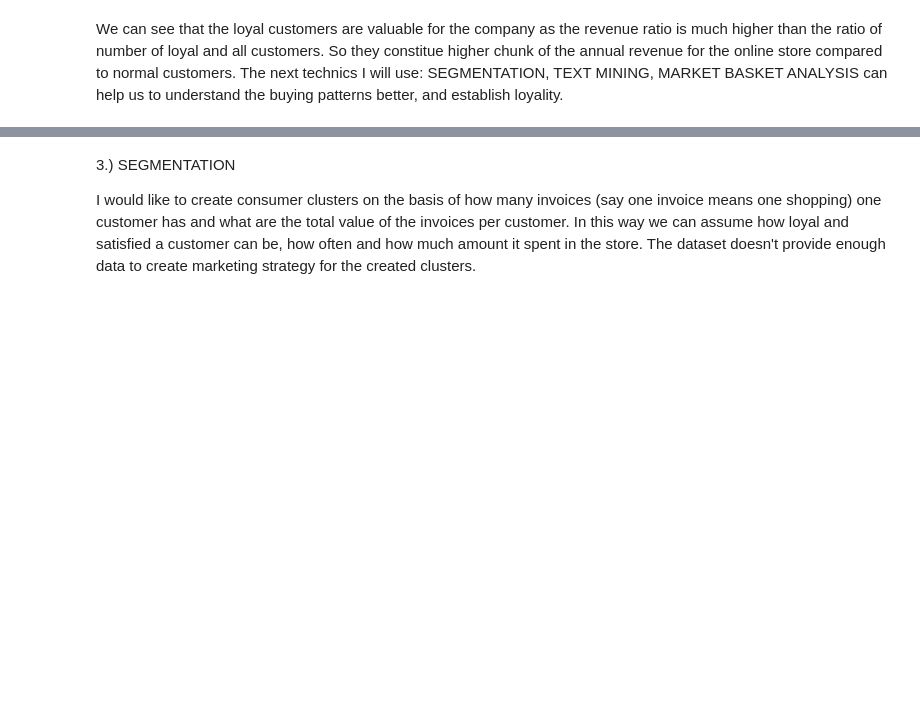
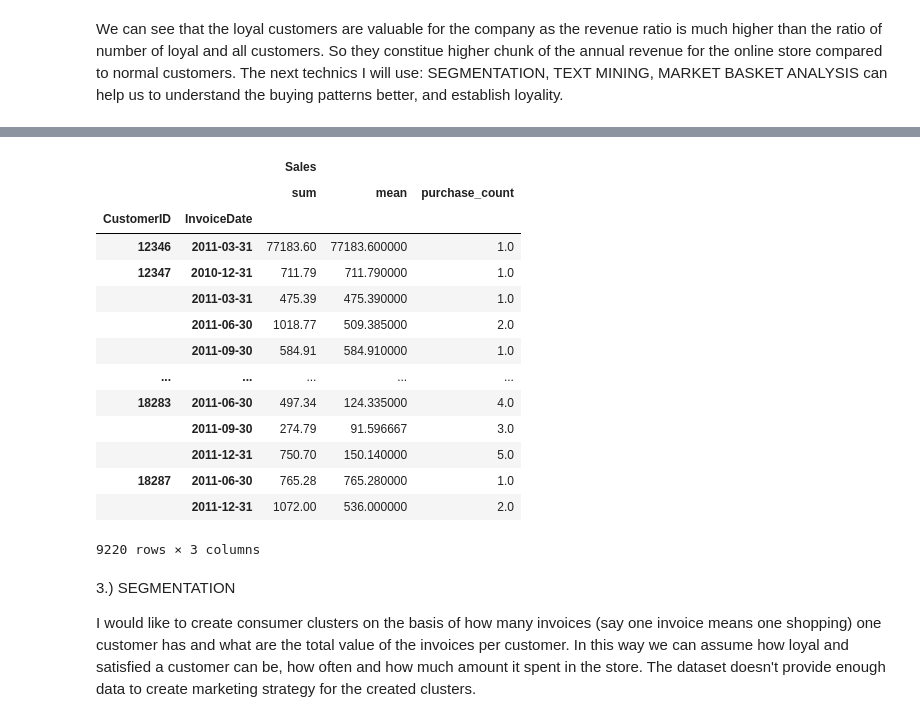
Before and after one commit to vbanai/ML-Technics-in-Retail, a Jupyter notebook: Comprehensive_ecommerce_analysis.ipynb, the cells around one changed output, grey strips where cells are left out. Drawn from its saved outputs; the diff is of its cells as text; code cells hidden in the pictures; blank space fills up the shorter version.

```diff
--- a/Comprehensive_ecommerce_analysis.ipynb
+++ b/Comprehensive_ecommerce_analysis.ipynb
@@ -677,3 +724,26 @@ We can see that the loyal customers are valuable for the company as the revenue
+# %%
+# Summary quarterly
+quarter="3M"
+data_df=orders_df.reset_index().groupby(['CustomerID', pd.Grouper(key='InvoiceDate', freq=quarter)]).agg({
+	'Sales':[sum, mean, purchase_count]})
+# %%
+data_df
+# %% [output]
+|  |  | Sales |  |  |
+|  |  | sum | mean | purchase_count |
+| CustomerID | InvoiceDate |  |  |  |
+| 12346 | 2011-03-31 | 77183.60 | 77183.600000 | 1.0 |
+| 12347 | 2010-12-31 | 711.79 | 711.790000 | 1.0 |
+|  | 2011-03-31 | 475.39 | 475.390000 | 1.0 |
+|  | 2011-06-30 | 1018.77 | 509.385000 | 2.0 |
+|  | 2011-09-30 | 584.91 | 584.910000 | 1.0 |
+| ... | ... | ... | ... | ... |
+| 18283 | 2011-06-30 | 497.34 | 124.335000 | 4.0 |
+|  | 2011-09-30 | 274.79 | 91.596667 | 3.0 |
+|  | 2011-12-31 | 750.70 | 150.140000 | 5.0 |
+| 18287 | 2011-06-30 | 765.28 | 765.280000 | 1.0 |
+|  | 2011-12-31 | 1072.00 | 536.000000 | 2.0 |
+9220 rows × 3 columns
 # %% [markdown]
 3.) SEGMENTATION
 
```
Also changed, not shown: parts of 12 cells of this notebook.
